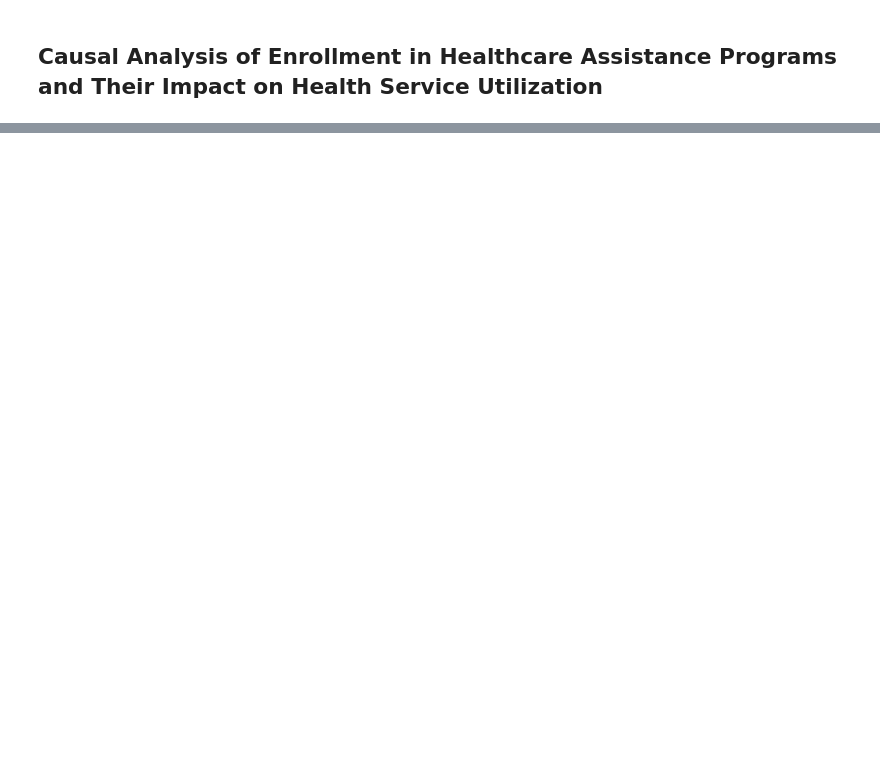
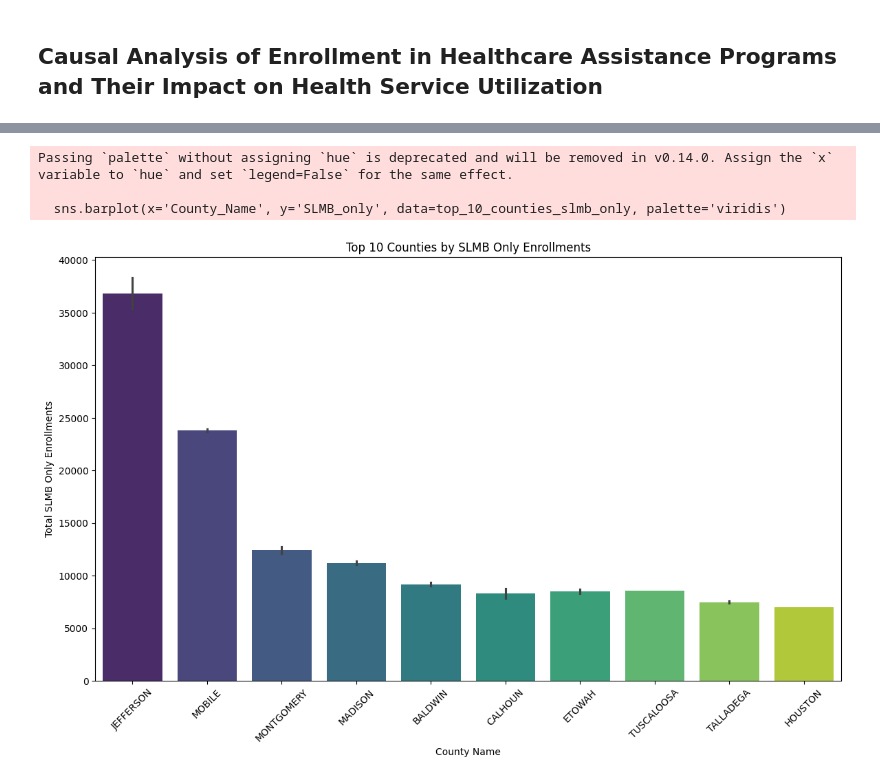
Before and after one commit to dsrichard97/Medicare, a Jupyter notebook: Healthcare_EDA.ipynb, the cells around one changed output, grey strips where cells are left out. Drawn from its saved outputs; the diff is of its cells as text; code cells hidden in the pictures; blank space fills up the shorter version.

```diff
--- a/Healthcare_EDA.ipynb
+++ b/Healthcare_EDA.ipynb
@@ -378,0 +158,23 @@ Following these steps should enhance the analysis and help to accurately identif
+# %%
+# Normalize 'County_Name' to uppercase and consolidate naming inconsistencies
+county_data['County_Name'] = county_data['County_Name'].str.upper().replace('DE KALB', 'DEKALB')
+
+# Now, assuming 'county_data' is updated and has the aggregated and summed enrollment data
+
+# Sorting the aggregated data to find the top 10 counties for 'SLMB_only' enrollments
+top_10_counties_slmb_only = county_data.sort_values(by='SLMB_only', ascending=False).head(18)
+
+# Plotting 'SLMB_only' enrollments for the top 10 counties
+plt.figure(figsize=(14, 8))
+# Use the normalized 'County_Name' for plotting
+sns.barplot(x='County_Name', y='SLMB_only', data=top_10_counties_slmb_only, palette='viridis')
+plt.title('Top 10 Counties by SLMB Only Enrollments')
+plt.xlabel('County Name')
+plt.ylabel('Total SLMB Only Enrollments')
+plt.xticks(rotation=45)
+plt.show()
+# %% [output]
+Passing `palette` without assigning `hue` is deprecated and will be removed in v0.14.0. Assign the `x` variable to `hue` and set `legend=False` for the same effect.
+
+  sns.barplot(x='County_Name', y='SLMB_only', data=top_10_counties_slmb_only, palette='viridis')
+[figure, added]
```
Also changed, not shown: parts of 28 cells of this notebook.
